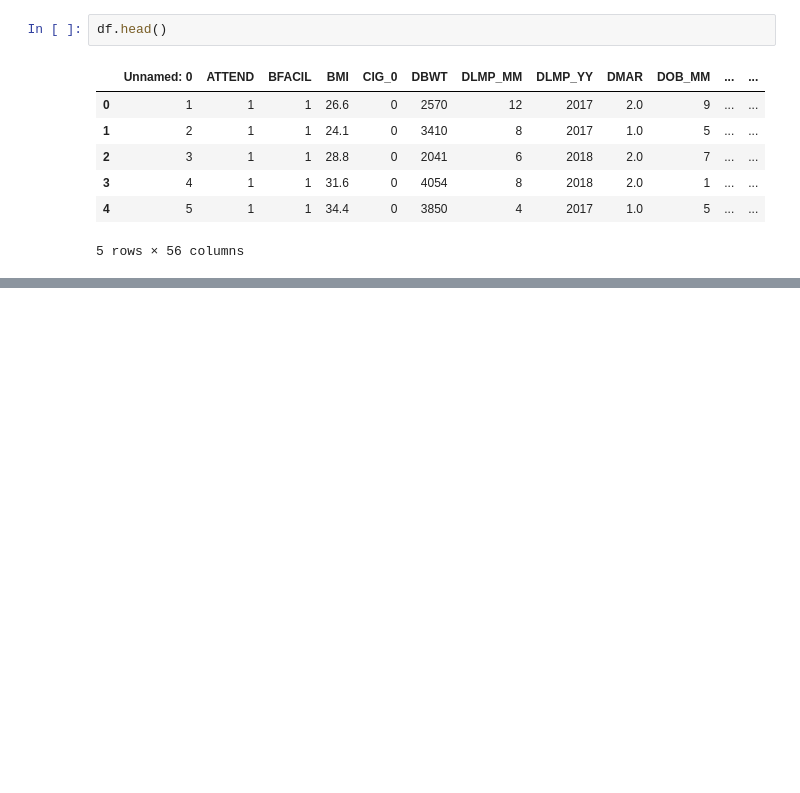
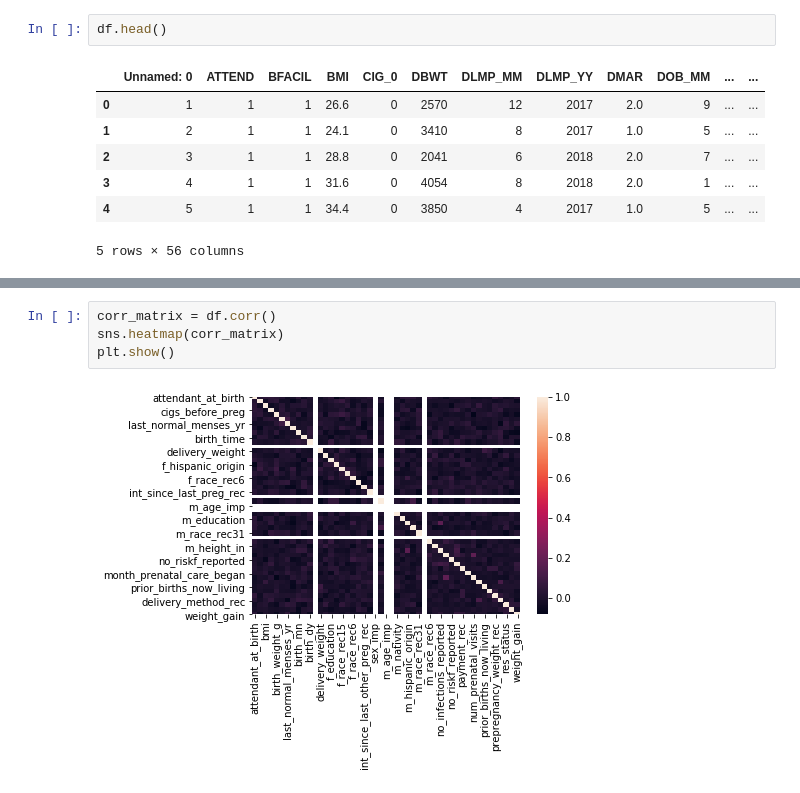
Before and after one commit to catrionamackay/Machine-Learning-Project, a Jupyter notebook: EDA.ipynb, the cells around one changed output, grey strips where cells are left out. Saved outputs shown, nothing was run; the diff lists cells and outputs as text; blank space fills up the shorter version.

```diff
--- a/EDA.ipynb
+++ b/EDA.ipynb
@@ -20,0 +71,6 @@ df.head()
+# %%
+corr_matrix = df.corr()
+sns.heatmap(corr_matrix)
+plt.show()
+# %% [output]
+[figure, added]
```
Also changed, not shown: parts of 7 cells of this notebook, 2 other files.
